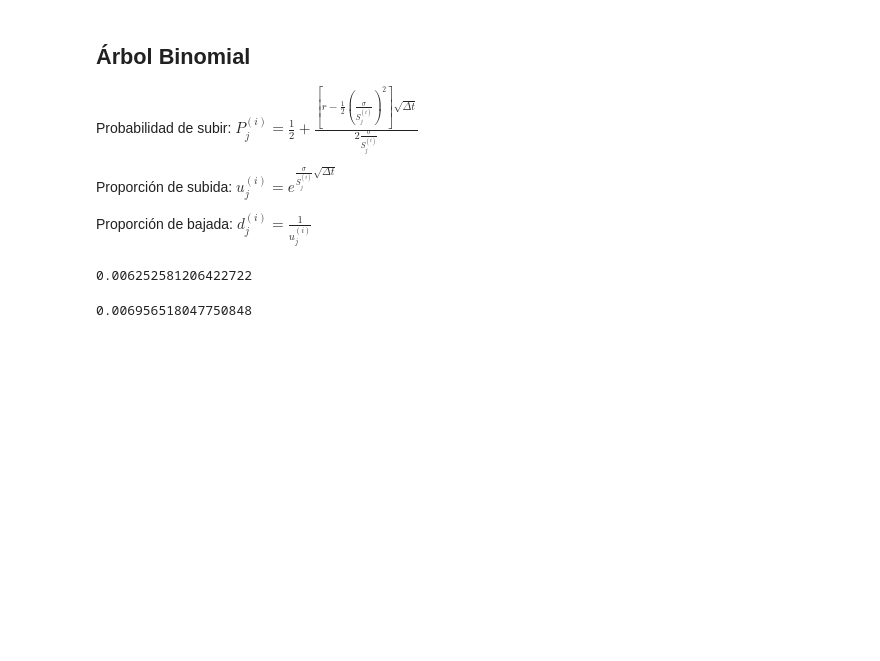
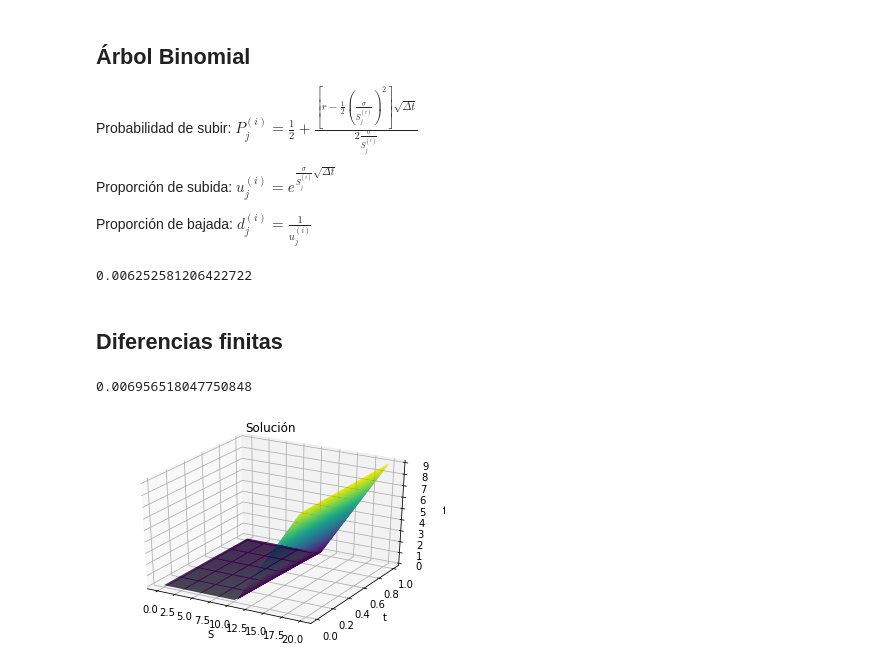
Before and after one commit to CamiVasz/Procesos-Estocasticos-2, a Jupyter notebook: Metodos numericos/Métodos Numéricos Proceso de Reversión a la Media.ipynb, the cells around one changed output. Saved outputs shown, nothing was run; the diff lists cells and outputs as text; code cells hidden in the pictures; blank space fills up the shorter version.

Commit message:
Graphics

```diff
--- a/Metodos numericos/Métodos Numéricos Proceso de Reversión a la Media.ipynb
+++ b/Metodos numericos/Métodos Numéricos Proceso de Reversión a la Media.ipynb
@@ -97,6 +93,8 @@ for i in range(N-1,-1,-1):
 f[0,0]
 # %% [output]
 0.006252581206422722
+# %% [markdown]
+## Diferencias finitas
 # %%
 Smax = 2*s0
 dS = 0.01
@@ -126,3 +124,18 @@ indice= np.where(S == s0)[0][0]
 print(f[0,indice])
 # %% [output]
 0.006956518047750848
+# %%
+X = S[:-1]
+Y = t
+X, Y = np.meshgrid(X, Y)
+
+fig = plt.figure()
+ax = plt.axes(projection='3d')
+ax.plot_surface(X, Y, f, rstride=1, cstride=1,
+                cmap='viridis', edgecolor='none')
+ax.set_title('Solución');
+ax.set_xlabel('S')
+ax.set_ylabel('t')
+ax.set_zlabel('f');
+# %% [output]
+[figure, added]
```
Also changed, not shown: parts of 3 cells of this notebook.
